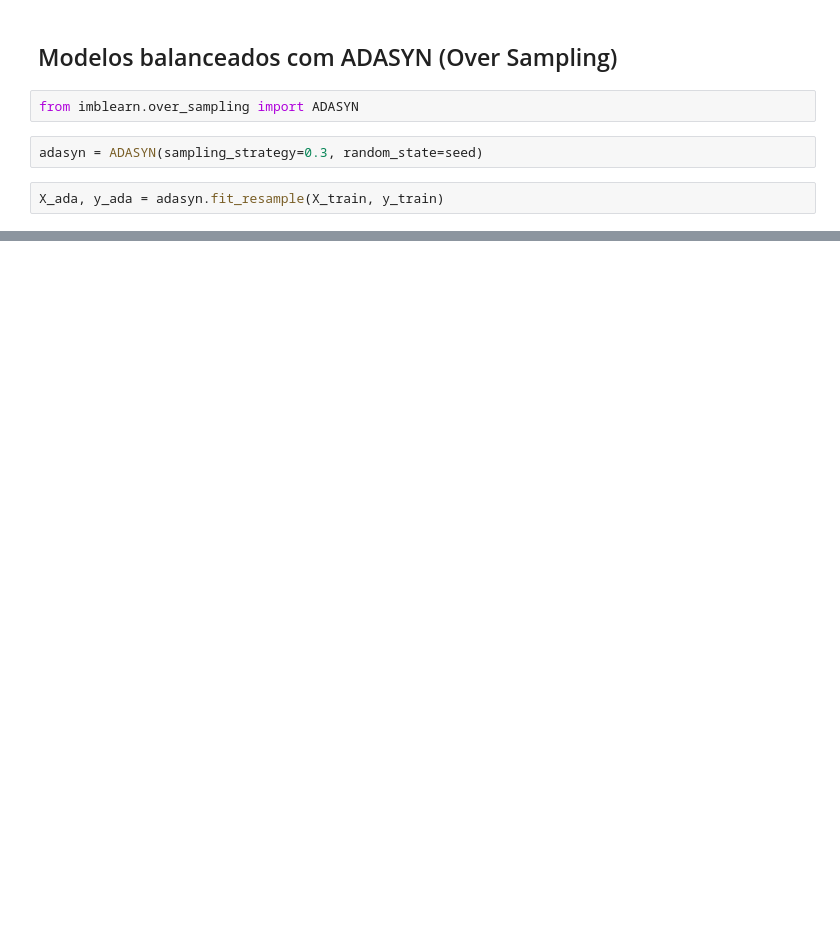
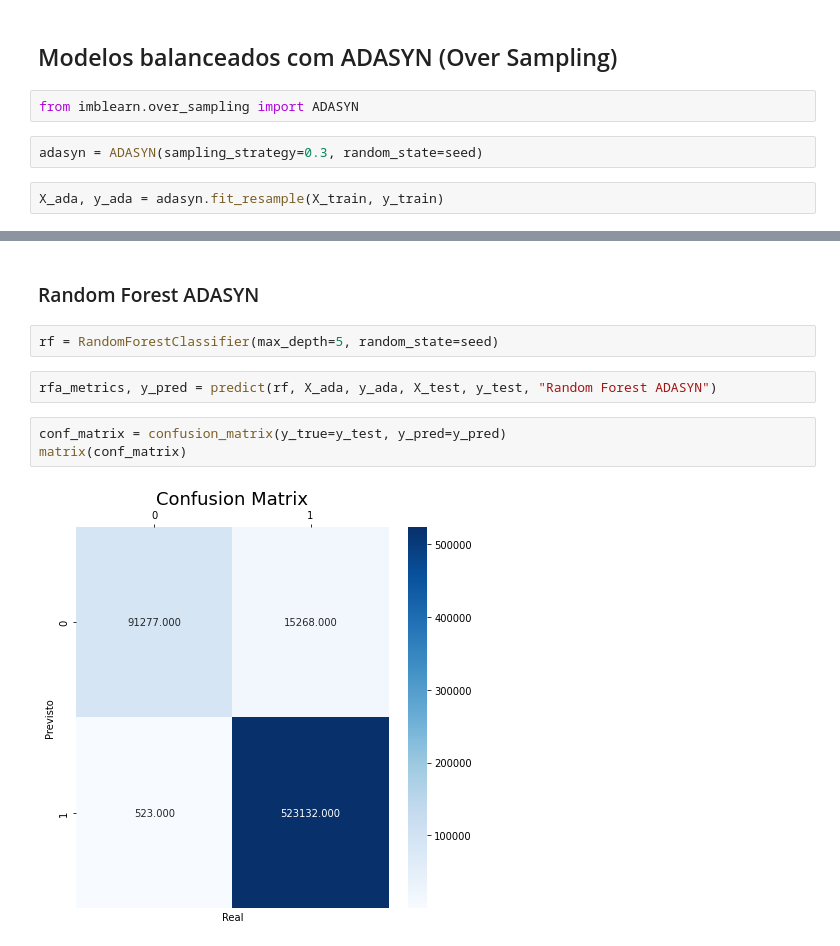
Before and after one commit to brfuji/ProjetoFinalTera, a Jupyter notebook: ProjetoTera.ipynb, the cells around one changed output, grey strips where cells are left out. Cells and saved outputs as stored; diff of their text form; blank space fills up the shorter version.

```diff
--- a/ProjetoTera.ipynb
+++ b/ProjetoTera.ipynb
@@ -369,0 +424,11 @@ X_ada, y_ada = adasyn.fit_resample(X_train, y_train)
+# %% [markdown]
+### Random Forest ADASYN
+# %%
+rf = RandomForestClassifier(max_depth=5, random_state=seed)
+# %%
+rfa_metrics, y_pred = predict(rf, X_ada, y_ada, X_test, y_test, "Random Forest ADASYN")
+# %%
+conf_matrix = confusion_matrix(y_true=y_test, y_pred=y_pred)
+matrix(conf_matrix)
+# %% [output]
+[figure, added]
```
Also changed, not shown: parts of 20 cells of this notebook.
